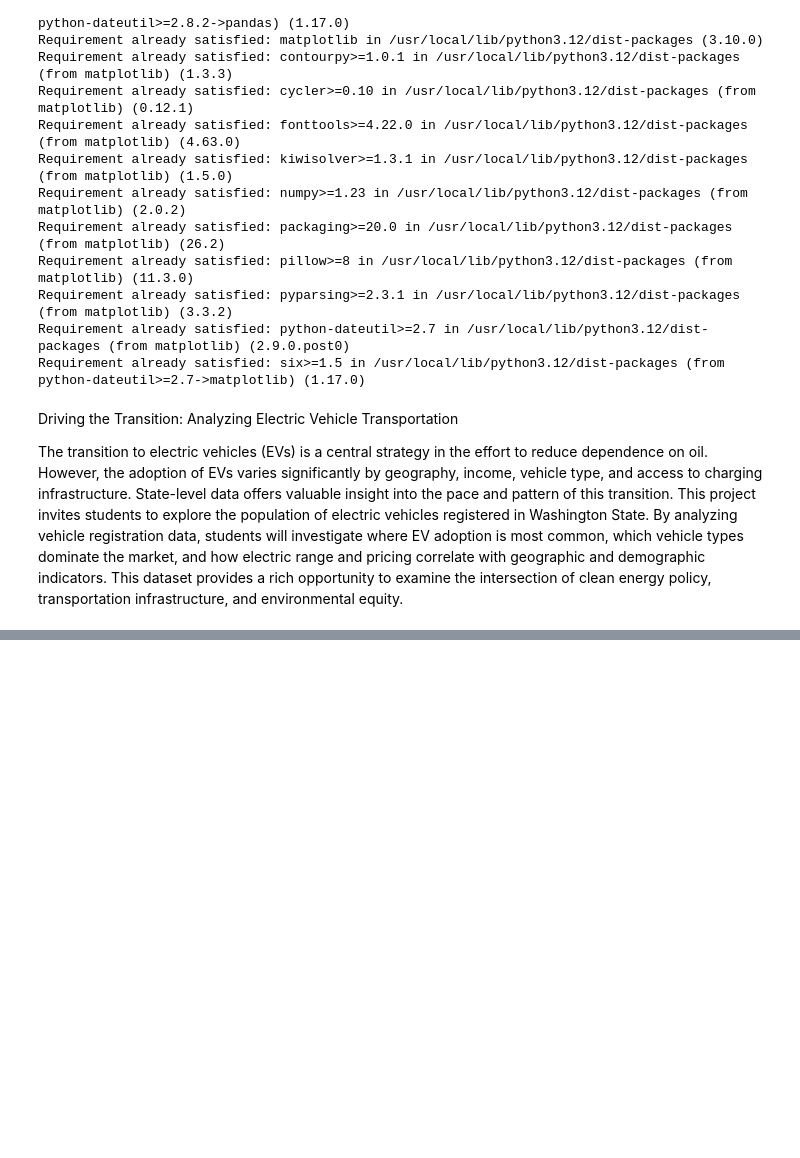
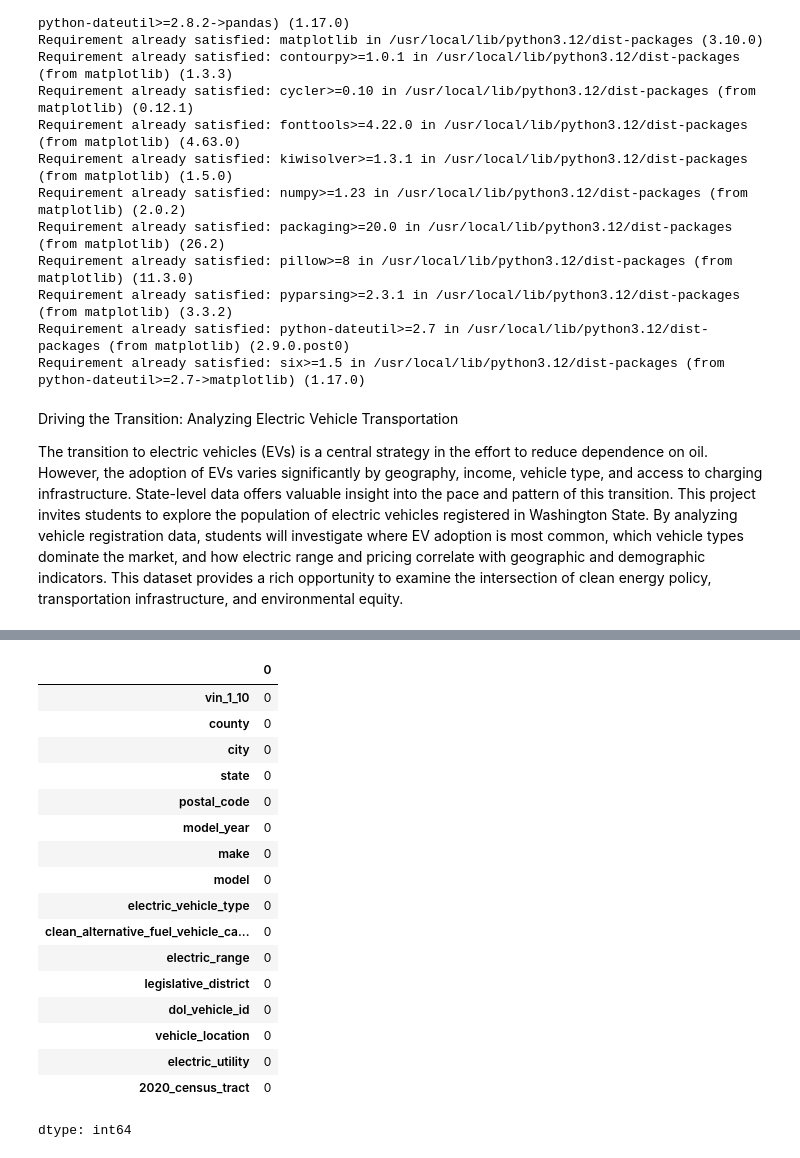
Before and after one commit to manavghosh123/datasci_project, a Jupyter notebook: Untitled0.ipynb, the cells around one changed output, grey strips where cells are left out. Cells and saved outputs as stored; diff of their text form; code cells hidden in the pictures; blank space fills up the shorter version.

```diff
--- a/Untitled0.ipynb
+++ b/Untitled0.ipynb
@@ -48,0 +81,25 @@ df.head()
+# %%
+# Remove rows with missing values
+df = df.dropna()
+
+# Verify there are no missing values left
+df.isnull().sum()
+# %% [output]
+|  | 0 |
+| vin_1_10 | 0 |
+| county | 0 |
+| city | 0 |
+| state | 0 |
+| postal_code | 0 |
+| model_year | 0 |
+| make | 0 |
+| model | 0 |
+| electric_vehicle_type | 0 |
+| clean_alternative_fuel_vehicle_ca... | 0 |
+| electric_range | 0 |
+| legislative_district | 0 |
+| dol_vehicle_id | 0 |
+| vehicle_location | 0 |
+| electric_utility | 0 |
+| 2020_census_tract | 0 |
+dtype: int64
```
Also changed, not shown: parts of 5 cells of this notebook.
